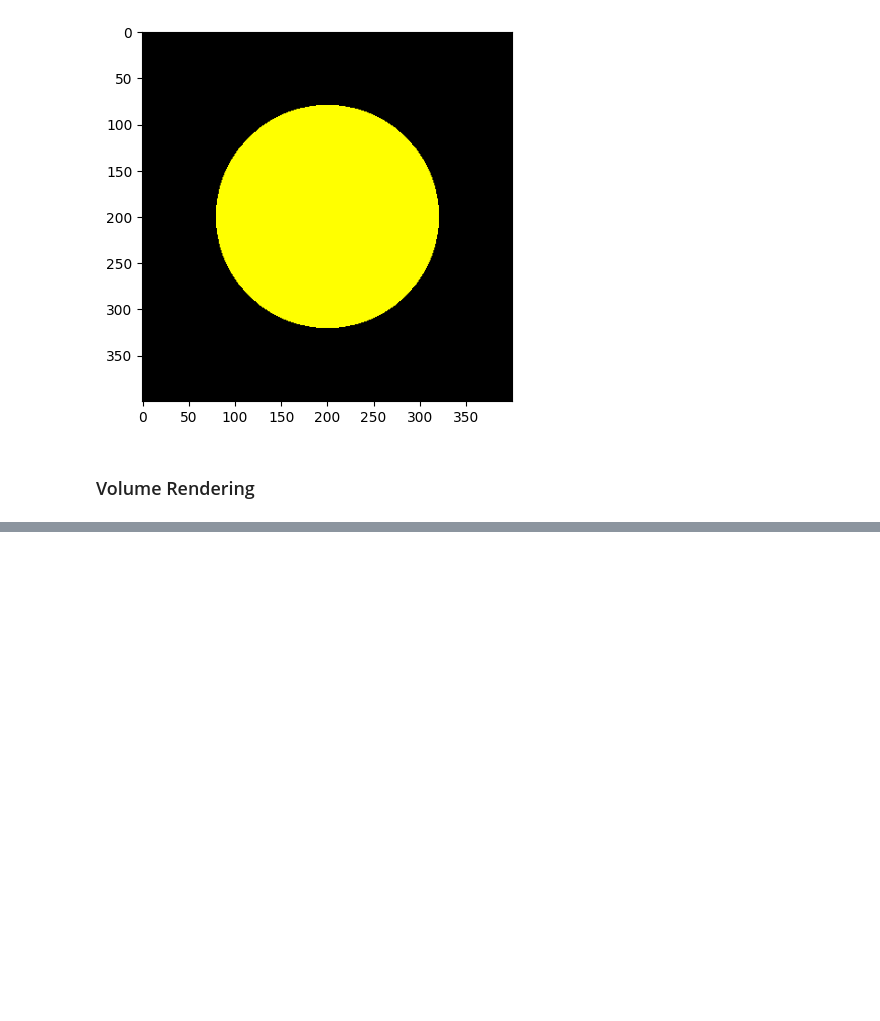
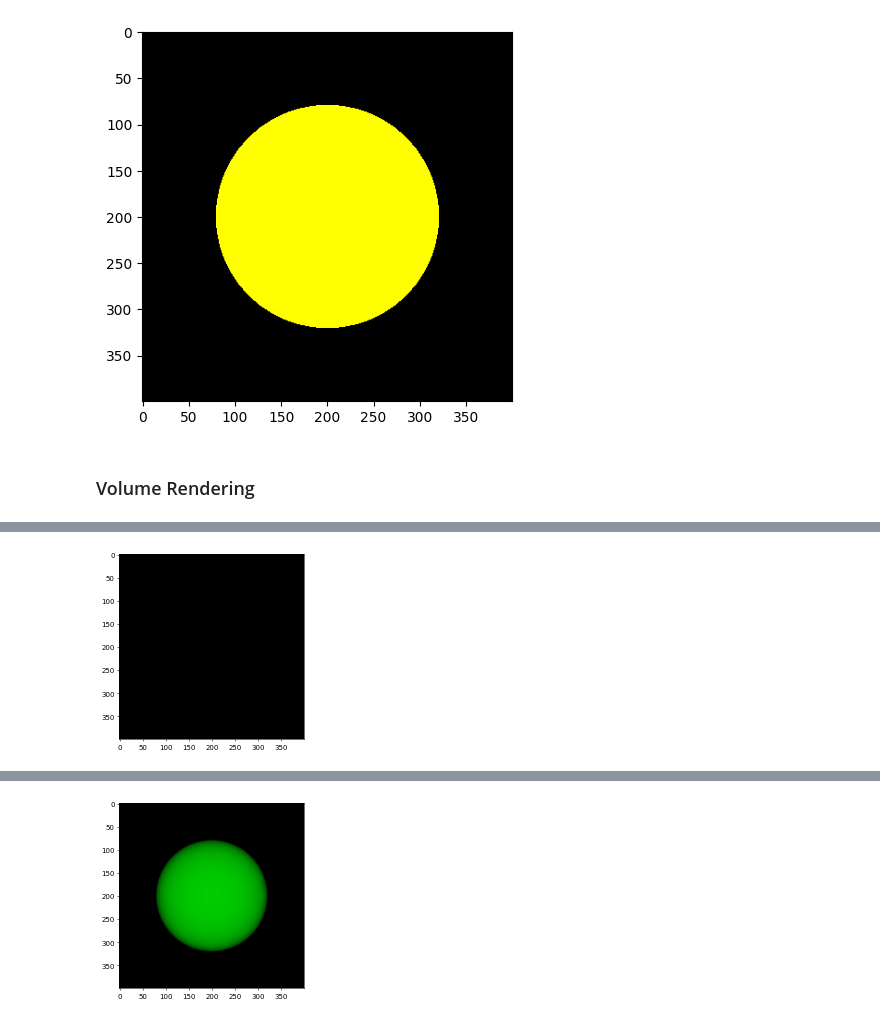
Before and after one commit to tvpian/NERF_Series, a Jupyter notebook: NERF_Series_01_Reconstruction.ipynb, the cells around one changed output, grey strips where cells are left out. Saved outputs shown, nothing was run; the diff lists cells and outputs as text; code cells hidden in the pictures; blank space fills up the shorter version.

```diff
--- a/NERF_Series_01_Reconstruction.ipynb
+++ b/NERF_Series_01_Reconstruction.ipynb
@@ -282,0 +313,19 @@ plt.show()
+# %%
+optimizer = torch.optim.Adam([c_to_optimize], lr=0.1)
+
+for epoch in range(20):
+  optimizer.zero_grad()
+  model = Sphere(torch.tensor([0, 0, -1]), 0.1, c_to_optimize)
+  image_to_be_optimized = rendering(model, rays_o, rays_d, 0.8, 1.2)
+  loss = (image_to_be_optimized - rendered_image)**2 # In the form ((Ax-b)**2).mean()
+  loss = loss.mean()
+  loss.backward()
+  optimizer.step()
+  print("Epoch: "+str(epoch)+" Loss: "+str(loss.item()))
+  if loss.item() < 1e-4:
+    break
+  if epoch % 10 == 0:
+    plt.figure(dpi = 50)
+    plt.imshow(image_to_be_optimized.cpu().detach().numpy())
+    plt.show()
+# %% [output]
@@ -282,0 +333 @@ plt.show()
+[figure, added]
@@ -282,0 +344 @@ plt.show()
+[figure, added]
```
Also changed, not shown: parts of 7 cells of this notebook.
